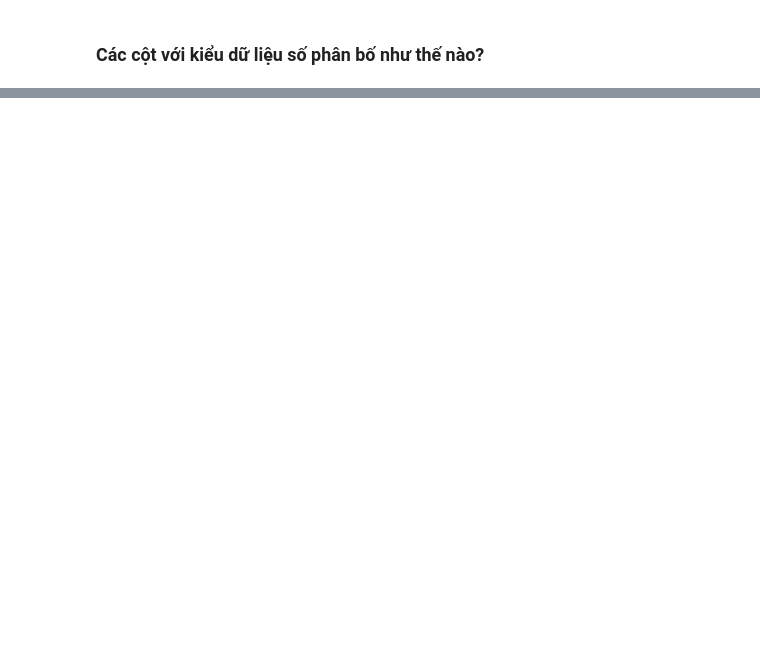
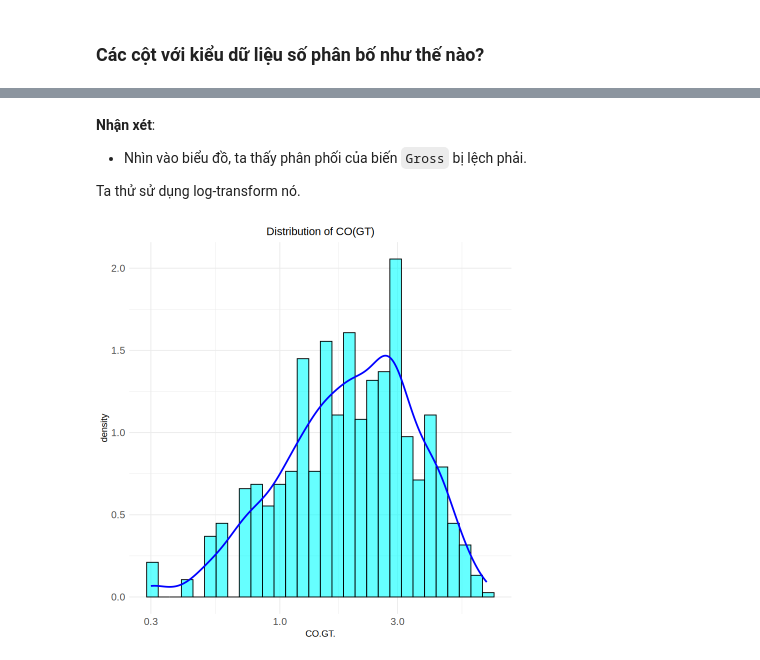
Before and after one commit to lnhutnam/MTT147-FinalProject, a Jupyter notebook: src/part-02/air_quaility.ipynb, the cells around one changed output, grey strips where cells are left out. Drawn from its saved outputs; the diff is of its cells as text; code cells hidden in the pictures; blank space fills up the shorter version.

```diff
--- a/src/part-02/air_quaility.ipynb
+++ b/src/part-02/air_quaility.ipynb
@@ -353,0 +384,2 @@ pie
+# %%
+air_quality <- air_quality[-outliers, ]
@@ -353,0 +512,19 @@ pie
+# %% [markdown]
+**Nhận xét**:
+- Nhìn vào biểu đồ, ta thấy phân phối của biến `Gross` bị lệch phải.
+
+Ta thử sử dụng log-transform nó.
+# %%
+ggplot(air_quality, aes(x = `CO.GT.`)) +
+  geom_histogram(aes(y = after_stat(density)), bins = 30, fill = "cyan", color = "black", alpha = 0.6) +
+  geom_density(color = "blue", size = 1) +
+  scale_x_log10() +  # Apply log scale to the x-axis
+  theme_minimal() +
+  ggtitle("Distribution of CO(GT)") +
+  theme(
+    plot.title = element_text(hjust = 0.5),
+    axis.text.x = element_text(size = 12),  # Increase font size for x-axis labels
+    axis.text.y = element_text(size = 12)   # Increase font size for y-axis labels
+  )
+# %% [output]
+[figure, added]
```
Also changed, not shown: parts of 166 cells of this notebook.
